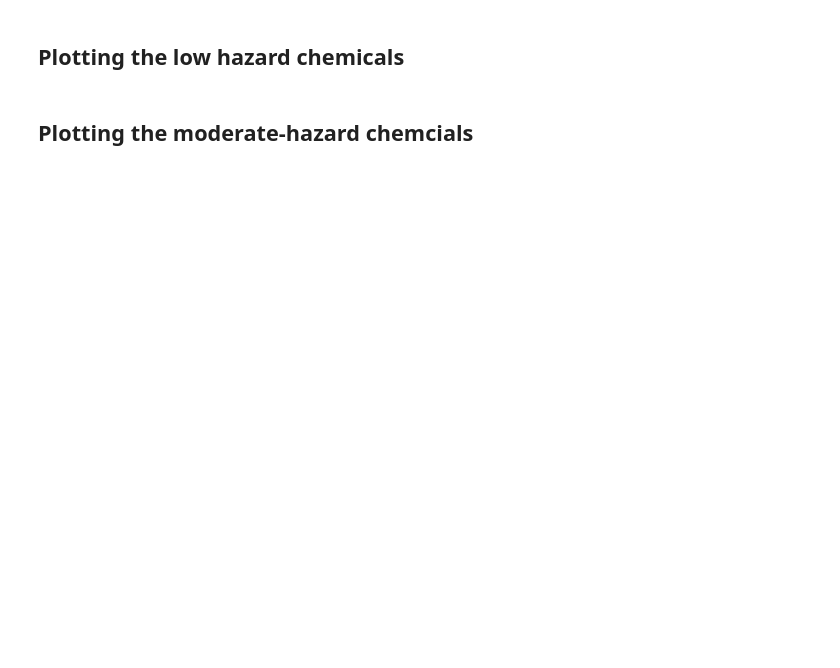
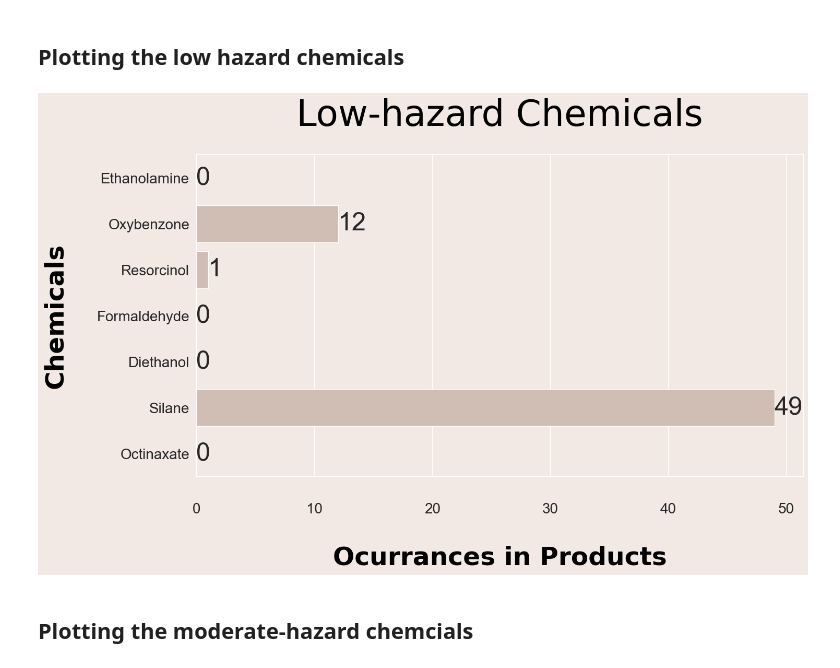
Before and after one commit to mahakanakala/toxins-in-skincare, a Jupyter notebook: notebooks/data_visuals.ipynb, the cells around one changed output. Cells and saved outputs as stored; diff of their text form; code cells hidden in the pictures; blank space fills up the shorter version.

Commit message:
began redesigning the graph & refactored the loops for string search

```diff
--- a/notebooks/data_visuals.ipynb
+++ b/notebooks/data_visuals.ipynb
@@ -286,58 +357,52 @@ toxin_df = pd.DataFrame({
 # %% [markdown]
 ## Plotting the low hazard chemicals
 # %%
-ethanolamine_occ = df[df['Ingredients'].str.contains('Ethanolamine')].shape[0]
-oxybenzone_occ = df[df['Ingredients'].str.contains("Oxybenzone")].shape[0]
-resorcinol_occ = df[df['Ingredients'].str.contains("Resorcinol")].shape[0]
-formaldehyde_occ = df[df['Ingredients'].str.contains("Formaldehyde")].shape[0]
-diethanolamine_occ = df[df['Ingredients'].str.contains("Diethanol")].shape[0]
-silane_occ = df[df['Ingredients'].str.contains("Silane")].shape[0]
-siloxane_occ = df[df['Ingredients'].str.contains("Siloxane")].shape[0]
-octinaxate_occ = df[df['Ingredients'].str.contains("Octinaxate")].shape[0]
+title_font = {
+    'family': 'Baskerville Old Face',
+    'color': 'black',
+    'weight': '400',
+    'size': 50
 
+}
+label_font = {
+    'family': 'Oxygen',
+    'color': 'black',
+    'weight': 'bold',
+    'size': 35
+}
 
-    # sns.barplot(x=num_occurrences, y=search_str)
-    # plt.show()
+opt_font = {
+    'family': 'Franklin Gothic Medium',
+    'color': 'black',
+    'weight': '100',
+    'size': 12
+}
+sns.set(rc={'axes.facecolor':'#F2E9E4', 'figure.facecolor':'#F2E9E4'})
 
-# sns.set(font_scale=2)
-# sns.set(font="Georgia")
+ax = sns.barplot(x= low_df['Occurances'],
+                y=low_df['Toxin'],
+                data=low_df,
+                color='#D5BDAF')
 
-# title_font = {
-#     'family': 'Baskerville Old Face',
-#     'color': 'black',
-#     'weight': '400',
-#     'size': 50
+ax.set_title('Low-hazard Chemicals', fontdict=title_font                                                                                                                                                                                                                                                                                                                                                                                                                                                             , pad=40)
 
-# }
-# label_font = {
-#     'family': 'Franklin Gothic Medium',
-#     'color': 'black',
-#     'weight': 'bold',
-#     'size': 35
-# }
+tick_spacing = 10
+ax.xaxis.set_major_locator(ticker.MultipleLocator(tick_spacing))
 
-# opt_font = {
-#     'family': 'Franklin Gothic Medium',
-#     'color': 'black',
-#     'weight': '100',
-#     'size': 12
-# }
+ax.bar_label(ax.containers[0], size = 35) # shows the number of exact occurances on each bar
 
-# # occurances = [silanes_occ, oxybenzone_occ, siloxanes_occ, resorcinol_occ, ethanolamine_occ, formaldehyde_occ, diethanolamine_occ, octinaxate_occ]
-# chemicals = ['Silane', 'Oxybenzone', 'Siloxane', 'Resorcinol', 'Ethanolime', 'Formaldehyde', 'Diethanolmaine', 'Octinaxate']
-# ax = sns.barplot(x=chemicals, y=num_occurrences,  color = 'violet')
+sns.set(rc={'figure.figsize':(15,8)})
+ax.set_xlabel("Ocurrances in Products", fontdict= label_font, labelpad=40)
+# ax.set_xticklabels(ax.get_xticklabels(), size =20)
 
-# ax.set_title('Low-hazard Chemicals', fontdict=title_font, pad=20)
+ax.set_ylabel("Chemicals", fontdict= label_font, labelpad=40)
+ax.set_yticklabels(ax.get_yticklabels(), size=25)
+#plt.text(50, 1, 'allergens, harmful to the environment, cause irritation', fontdict = opt_font)
 
-# ax.bar_label(ax.containers[0], size = 40) # shows the number of exact occurances on each bar
-
-# sns.set(rc={'figure.figsize':(15,8)})
-# ax.set_xlabel("Ocurrances in Products", fontdict= label_font)
-# # ax.set_xticklabels(ax.get_xticklabels(), size =20)
-
-# ax.set_ylabel("Chemicals", fontdict= label_font)
-# ax.set_yticklabels(ax.get_yticklabels(), size=25)
-# #plt.text(50, 1, 'allergens, harmful to the environment, cause irritation', fontdict = opt_font)
+ax.tick_params(axis='y', labelsize=20)
+ax.tick_params(axis='x', labelsize=20, pad=30)
+# %% [output]
+[figure, added]
 # %% [markdown]
 ## Plotting the moderate-hazard chemcials
 # %%
```
Also changed, not shown: parts of 11 cells of this notebook, 1 other file.
